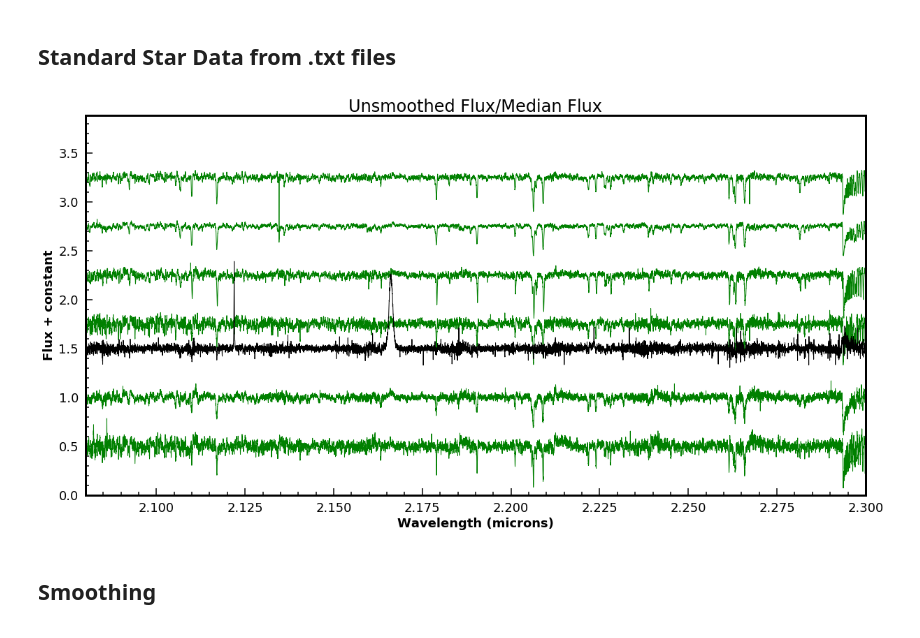
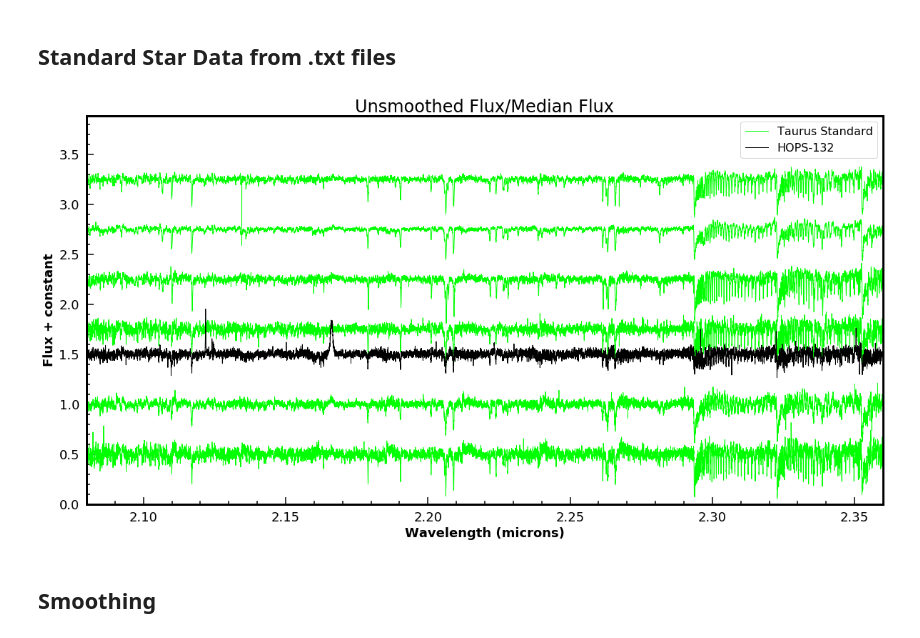
Before and after one commit to SavOliveira/IGRINS-Spectra, a Jupyter notebook: merged_standards_igrins.ipynb, the cells around one changed output. Cells and saved outputs as stored; diff of their text form; code cells hidden in the pictures.

```diff
--- a/merged_standards_igrins.ipynb
+++ b/merged_standards_igrins.ipynb
@@ -263,8 +263,8 @@ hops132_df = pd.read_csv(merged_proto_files[0], delimiter='\s+', comment='#', na
 # SNR column is an object for some reason, change to float
 hops132_df['SNR'] = hops132_df['SNR'].astype(float)
 
-# No negative flux and require SNR > 5
-hops132_df = hops132_df[(hops132_df['Flux'] > 0) & (hops132_df['SNR'] > 5) & (hops132_df['SNR'] < 10000)]
+# No negative flux and require SNR > 10
+hops132_df = hops132_df[(hops132_df['Flux'] > 0) & (hops132_df['SNR'] > 10) & (hops132_df['SNR'] < 10000)]
 
 # Wavelength + Flux Arrays
 hops132_wavlen = hops132_df['Wavelength']
@@ -278,8 +278,8 @@ hops194_df = pd.read_csv(merged_proto_files[1], delimiter='\s+', comment='#', na
 # SNR column is an object for some reason, change to float
 hops194_df['SNR'] = hops194_df['SNR'].astype(float)
 
-# No negative flux and require SNR > 5
-hops194_df = hops194_df[(hops194_df['Flux'] > 0) & (hops194_df['SNR'] > 5) & (hops194_df['SNR'] < 10000)]
+# No negative flux and require SNR > 10
+hops194_df = hops194_df[(hops194_df['Flux'] > 0) & (hops194_df['SNR'] > 10) & (hops194_df['SNR'] < 10000)]
 
 # Wavelength + Flux Arrays
 hops194_wavlen = hops194_df['Wavelength']
@@ -293,8 +293,8 @@ hops294_df = pd.read_csv(merged_proto_files[2], delimiter='\s+', comment='#', na
 # SNR column is in string for some reason, change to float
 hops294_df['SNR'] = hops294_df['SNR'].astype(float)
 
-# No negative flux and require SNR > 5
-hops294_df = hops294_df[(hops294_df['Flux'] > 0) & (hops294_df['SNR'] > 5) & (hops294_df['SNR'] < 10000)]
+# No negative flux and require SNR > 10
+hops294_df = hops294_df[(hops294_df['Flux'] > 0) & (hops294_df['SNR'] > 10) & (hops294_df['SNR'] < 10000)]
 
 # Wavelength + Flux Arrays
 hops294_wavlen = hops294_df['Wavelength']
@@ -308,8 +308,8 @@ hops357_df = pd.read_csv(merged_proto_files[3], delimiter='\s+', comment='#', na
 # SNR column is in string for some reason, change to float
 hops357_df['SNR'] = hops357_df['SNR'].astype(float)
 
-# No negative flux and require SNR > 5
-hops357_df = hops357_df[(hops357_df['Flux'] > 0) & (hops357_df['SNR'] > 5) & (hops357_df['SNR'] < 10000)]
+# No negative flux and require SNR > 10
+hops357_df = hops357_df[(hops357_df['Flux'] > 0) & (hops357_df['SNR'] > 10) & (hops357_df['SNR'] < 10000)]
 
 # Wavelength + Flux Arrays
 hops357_wavlen = hops357_df['Wavelength']
@@ -323,8 +323,8 @@ hops388_df = pd.read_csv(merged_proto_files[4], delimiter='\s+', comment='#', na
 # SNR column is in string for some reason, change to float
 hops388_df['SNR'] = hops388_df['SNR'].astype(float)
 
-# No negative flux and require SNR > 5
-hops388_df = hops388_df[(hops388_df['Flux'] > 0) & (hops388_df['SNR'] > 5) & (hops388_df['SNR'] < 10000)]
+# No negative flux and require SNR > 10
+hops388_df = hops388_df[(hops388_df['Flux'] > 0) & (hops388_df['SNR'] > 10) & (hops388_df['SNR'] < 10000)]
 
 # Wavelength + Flux Arrays
 hops388_wavlen = hops388_df['Wavelength']
@@ -477,20 +477,20 @@ fig,ax = plt.subplots(figsize=(20,10))
 
 # plt.plot(v830tau_wavlen,v830tau_flux/v830tau_medflux+2.5,linewidth=1,c='black')
 
-plt.plot(hubble4_wavlen,hubble4_flux/hubble4_medflux + 2.25,linewidth=1,c='green',label='Taurus Standard')
+plt.plot(hubble4_wavlen,hubble4_flux/hubble4_medflux + 2.25,linewidth=1,c='lime',label='Taurus Standard')
 
-plt.plot(anon1_wavlen,anon1_flux/anon1_medflux+1.75, linewidth=1,c='green')
+plt.plot(anon1_wavlen,anon1_flux/anon1_medflux+1.75, linewidth=1,c='lime')
 
-plt.plot(jh108_wavlen,jh108_flux/jh108_medflux+1.25,linewidth=1,c='green')
+plt.plot(jh108_wavlen,jh108_flux/jh108_medflux+1.25,linewidth=1,c='lime')
 
-plt.plot(Lkca4_wavlen,Lkca4_flux/Lkca4_medflux+0.75,linewidth=1,c='green')
+plt.plot(Lkca4_wavlen,Lkca4_flux/Lkca4_medflux+0.75,linewidth=1,c='lime')
 
-plt.plot(Lkca1_wavlen,Lkca1_flux/Lkca1_medflux,linewidth=1,c='green')
+plt.plot(Lkca1_wavlen,Lkca1_flux/Lkca1_medflux,linewidth=1,c='lime')
 
-plt.plot(v410_wavlen,v410_flux/v410_medflux-0.5,linewidth=1,c='green')
+plt.plot(v410_wavlen,v410_flux/v410_medflux-0.5,linewidth=1,c='lime')
 
 # HOPS 132
-plt.plot(hops388_wavlen,hops388_flux/hops388_medflux + .5,linewidth=1,c='black')
+plt.plot(hops132_wavlen,hops132_flux/hops132_medflux + .5,linewidth=1,c='black',label='HOPS-132')
 
 # Plot some text for all the standards
 text_x = 2.085
@@ -503,37 +503,44 @@ text_x = 2.085
 # ax.text(text_x,1.75,'LkCa4, (M2) 3550 K')
 # ax.text(text_x,1.25,'LkCa1, (M4) 3300 K')
 # ax.text(text_x,0.75,'V410 X-ray 5, (M6) 3000 K')
 
 # Plot text for the protostar(s)
 # ax.text()
 
 # CO Overtones
 # ax.text(2.3,4.75,'CO overtones',color='g')
 
 # ax.set_xscale('log')
 # ax.set_yscale('log')
 
 # Add minor ticks
 ax.xaxis.set_minor_locator(ticker.AutoMinorLocator())
 ax.yaxis.set_minor_locator(ticker.AutoMinorLocator())
 
 # Set the tick parameters
 ax.tick_params(axis='both', which='major', width=1.5, length=10, pad=10)
 ax.tick_params(axis='both', which='minor', width=1.5, length=5, pad=10)
 
-plt.xlim(2.08,2.3)
+# Change limits on plot
+plt.xlim(2.08,2.36)
 # plt.xlim(2.22,2.235)
 plt.ylim(0)
 
+# Axis labels
 plt.xlabel('Wavelength (microns)')
 plt.ylabel('Flux + constant')
-# plt.legend()
+
 plt.title('Unsmoothed Flux/Median Flux')
+
+# Create Legend
+plt.legend()
+
+# Save plot as PNG
 plt.savefig(fig_path+'standards_2.15_2.25.png')
-
+# Show plot
 plt.show()
 # %% [output]
-[figure, old version]
+[figure, new version]
 # %% [markdown]
 ## Smoothing
 # %%
```
Also changed, not shown: parts of 6 cells of this notebook, 7 other files.
